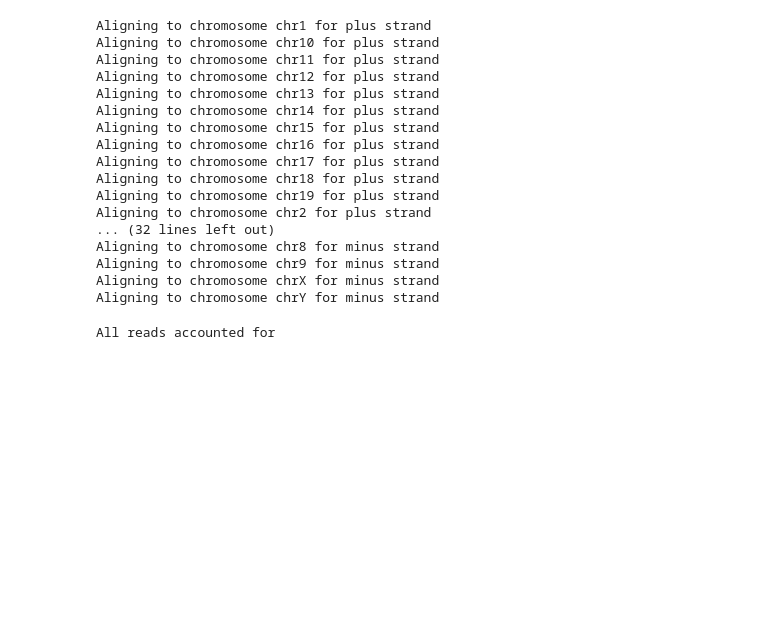
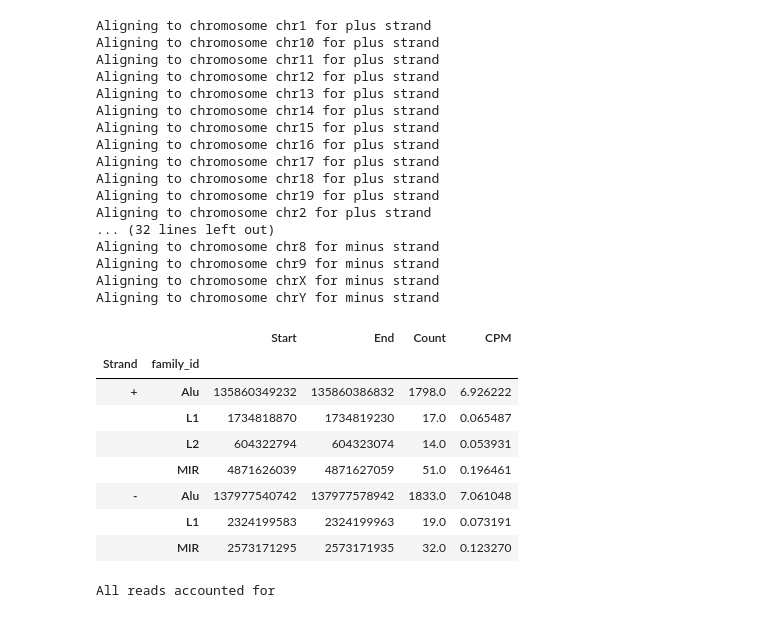
Before and after one commit to dmnburrows/line1_ageing, a Jupyter notebook: te_rna.ipynb, the cells around one changed output. Cells and saved outputs as stored; diff of their text form; code cells hidden in the pictures; blank space fills up the shorter version.

```diff
--- a/te_rna.ipynb
+++ b/te_rna.ipynb
@@ -547,6 +548,18 @@ Aligning to chromosome chr8 for minus strand
 Aligning to chromosome chr9 for minus strand
 Aligning to chromosome chrX for minus strand
 Aligning to chromosome chrY for minus strand
+# %%
+count_df.groupby(['Strand', 'family_id']).sum()
+# %% [output]
+|  |  | Start | End | Count | CPM |
+| Strand | family_id |  |  |  |  |
+| + | Alu | 135860349232 | 135860386832 | 1798.0 | 6.926222 |
+|  | L1 | 1734818870 | 1734819230 | 17.0 | 0.065487 |
+|  | L2 | 604322794 | 604323074 | 14.0 | 0.053931 |
+|  | MIR | 4871626039 | 4871627059 | 51.0 | 0.196461 |
+| - | Alu | 137977540742 | 137977578942 | 1833.0 | 7.061048 |
+|  | L1 | 2324199583 | 2324199963 | 19.0 | 0.073191 |
+|  | MIR | 2573171295 | 2573171935 | 32.0 | 0.123270 |
 # %%
 #CHANGE CHANGE -> MAKE SURE NAMING CONVENTIONS ARE CORRECT
 # Obtain start positions
```
Also changed, not shown: parts of 2 cells of this notebook, 4 other files.
